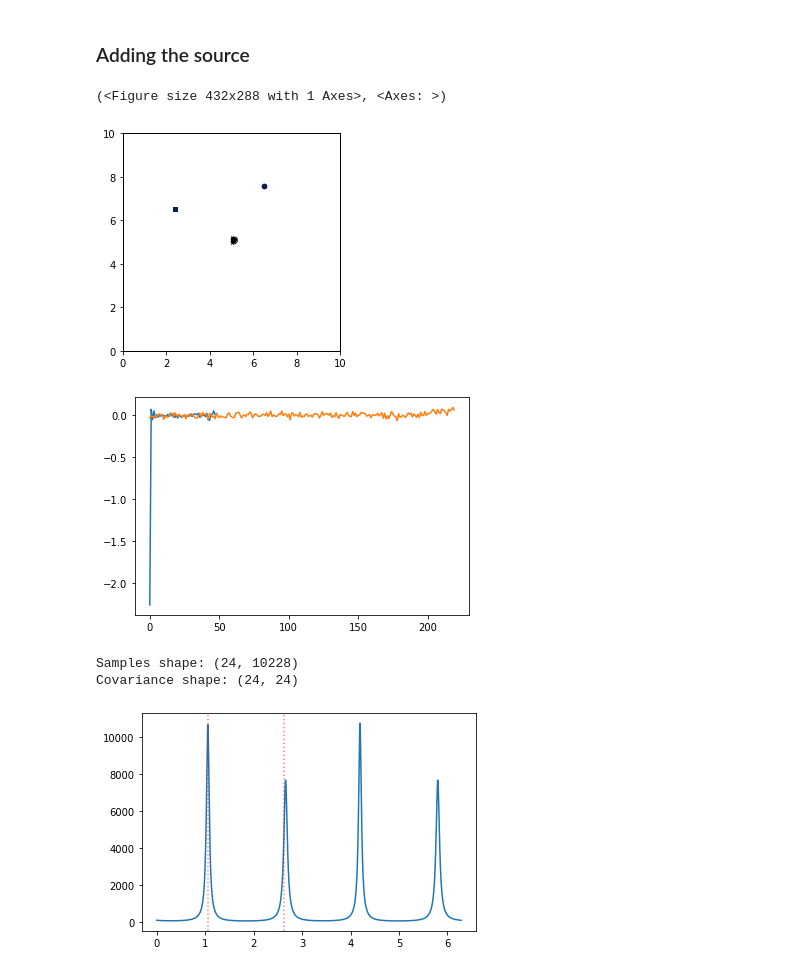
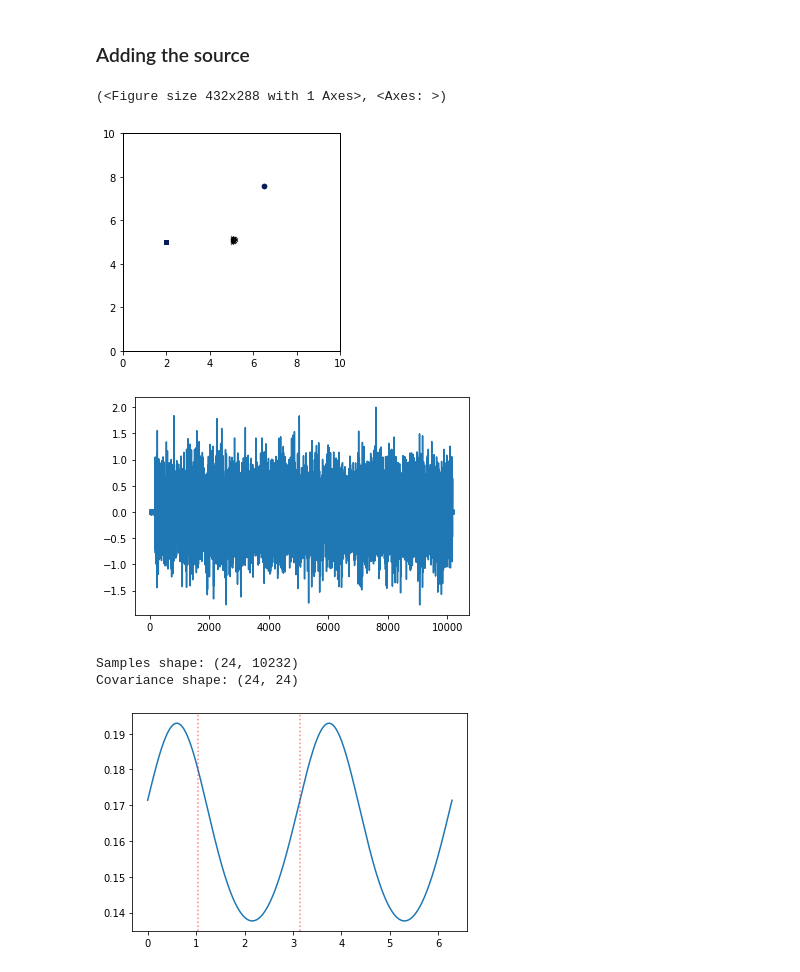
Before and after one commit to MichelDucartier/music_doa, a Jupyter notebook: MUSIC_test_michael.ipynb, the cells around one changed output. Saved outputs shown, nothing was run; the diff lists cells and outputs as text; code cells hidden in the pictures.

```diff
--- a/MUSIC_test_michael.ipynb
+++ b/MUSIC_test_michael.ipynb
@@ -203,7 +199,7 @@ aroom.plot()
 ### Adding the source
 # %%
 # Add sources of 1 second duration
-azimuth = np.array([60., 150]) / 180. * np.pi
+azimuth = np.array([60., 180]) / 180. * np.pi
 
 rng = np.random.RandomState(23)
 duration_samples = 10000
@@ -212,8 +208,8 @@ for ang in azimuth:
     random_phase = np.random.uniform(0, 2 * np.pi)
     source_location = room_dim / 2 + distance * np.r_[np.cos(ang), np.sin(ang)]
     # source_signal = [rng.randn(duration_samples) for t in range(fs)]
-    # source_signal = rng.randn(duration_samples)
-    source_signal = [5 * np.sin(t * 2 * np.pi / fs) for t in range(duration_samples)]
+    source_signal = rng.randn(duration_samples)
+    # source_signal = [5 * np.sin(t * 2 * np.pi / fs) for t in range(duration_samples)]
     aroom.add_source(source_location, signal=source_signal)
 
 # Run the simulation
@@ -221,20 +217,20 @@ aroom.simulate()
 aroom.plot()
 # %% [output]
 (<Figure size 432x288 with 1 Axes>, <Axes: >)
-[figure, old version]
+[figure, new version]
 # %%
-plt.plot(aroom.mic_array.signals[0][duration_samples+179:])
-plt.plot(aroom.mic_array.signals[0][:220])
+plt.plot(aroom.mic_array.signals[0])
+# plt.plot(aroom.mic_array.signals[0][:220])
 plt.show()
 # %% [output]
-[figure, old version]
+[figure, new version]
 # %%
 n_sources = len(azimuth)
 
-signal_eigenvalues, signal_eigenvectors, noise_eigenvalues, noise_eigenvectors = music(aroom.mic_array.signals[:duration_samples], -1)
+signal_eigenvalues, signal_eigenvectors, noise_eigenvalues, noise_eigenvectors = music(aroom.mic_array.signals[: duration_samples], 2)
 spectrum = general_spectrum_function(noise_eigenvectors, mics_coords.T, wavelength)
 
-X = np.linspace(0, 2 * np.pi, 1000)
+X = np.linspace(0, 2 * np.pi, 10000)
 Y = [spectrum(x) for x in X]
 
 plt.plot(X, Y)
@@ -242,9 +238,9 @@ for theta in azimuth:
     plt.axvline(x=theta, color='red', linestyle=':', alpha=0.5)
 plt.show()
 # %% [output]
-Samples shape: (24, 10228)
+Samples shape: (24, 10232)
 Covariance shape: (24, 24)
-[figure, old version]
+[figure, new version]
 # %%
 test = pra.transform.stft.analysis(aroom.mic_array.signals.T, nfft, nfft // 2)
 # %%
```
Also changed, not shown: parts of 3 cells of this notebook.
